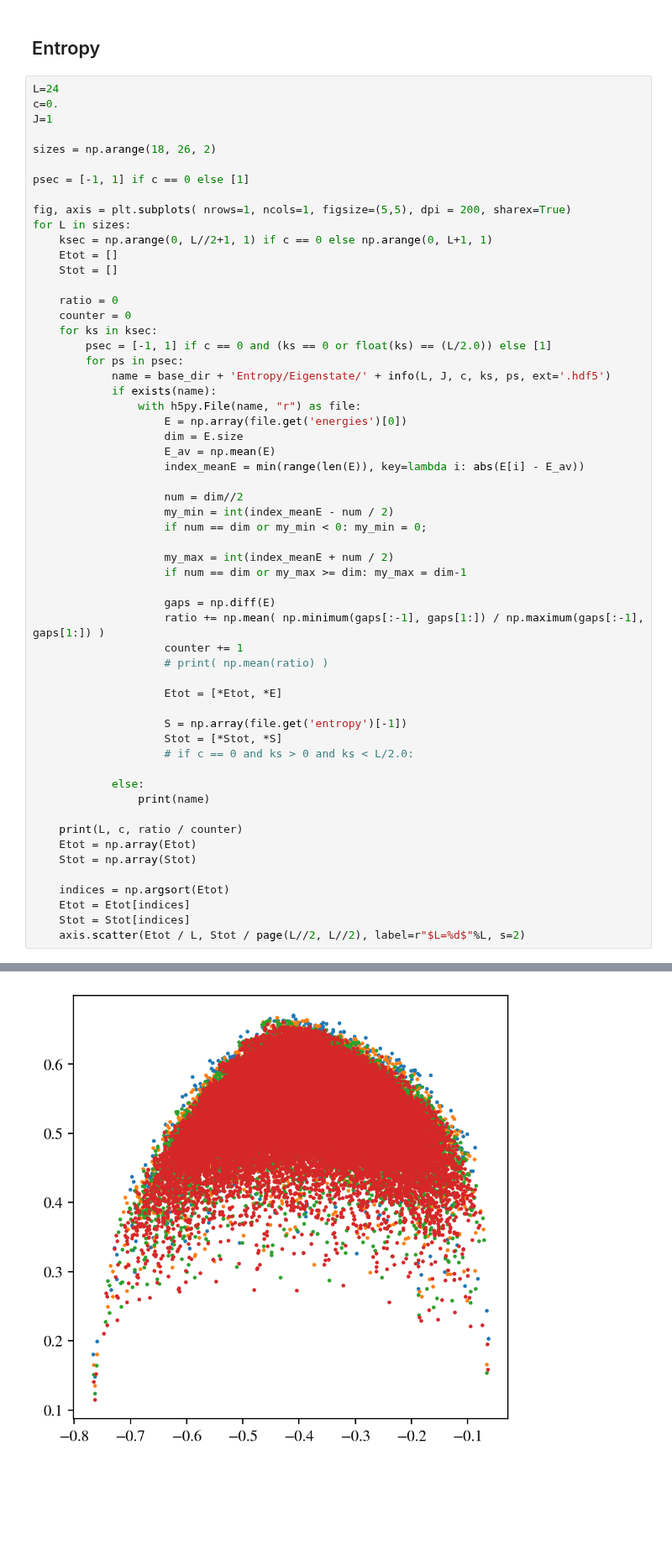
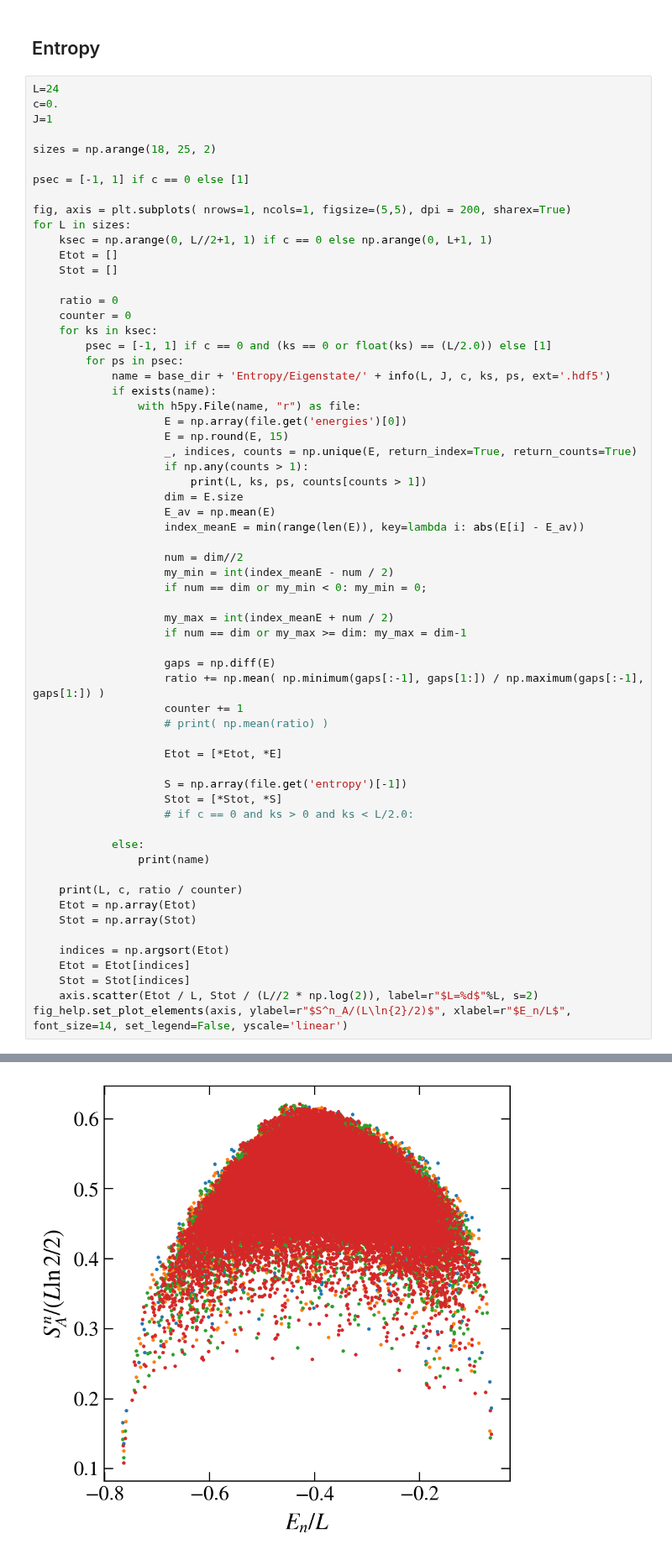
Before and after one commit to Rafal-Swietek/QHamSolver, a Jupyter notebook: GoldenChain/Jupyter_Python/entropy.ipynb, the cells around one changed output, grey strips where cells are left out. Shown at 84% size. Cells and saved outputs as stored; diff of their text form; blank space fills up the shorter version.

```diff
--- a/GoldenChain/Jupyter_Python/entropy.ipynb
+++ b/GoldenChain/Jupyter_Python/entropy.ipynb
@@ -398,7 +400,7 @@ L=24
 c=0.
 J=1
 
-sizes = np.arange(18, 26, 2)
+sizes = np.arange(18, 25, 2)
 
 psec = [-1, 1] if c == 0 else [1]
 
@@ -417,6 +419,10 @@ for L in sizes:
             if exists(name):
                 with h5py.File(name, "r") as file:
                     E = np.array(file.get('energies')[0])
+                    E = np.round(E, 15)
+                    _, indices, counts = np.unique(E, return_index=True, return_counts=True)
+                    if np.any(counts > 1):
+                        print(L, ks, ps, counts[counts > 1])
                     dim = E.size
                     E_av = np.mean(E)
                     index_meanE = min(range(len(E)), key=lambda i: abs(E[i] - E_av))
@@ -449,5 +455,6 @@ for L in sizes:
     indices = np.argsort(Etot)
     Etot = Etot[indices]
     Stot = Stot[indices]
-    axis.scatter(Etot / L, Stot / page(L//2, L//2), label=r"$L=%d$"%L, s=2)
+    axis.scatter(Etot / L, Stot / (L//2 * np.log(2)), label=r"$L=%d$"%L, s=2)
+fig_help.set_plot_elements(axis, ylabel=r"$S^n_A/(L\ln{2}/2)$", xlabel=r"$E_n/L$", font_size=14, set_legend=False, yscale='linear')
 # %% [output]
@@ -458 +465 @@ for L in sizes:
-[figure, old version]
+[figure, new version]
```
Also changed, not shown: parts of 8 cells of this notebook, 3 other files.
